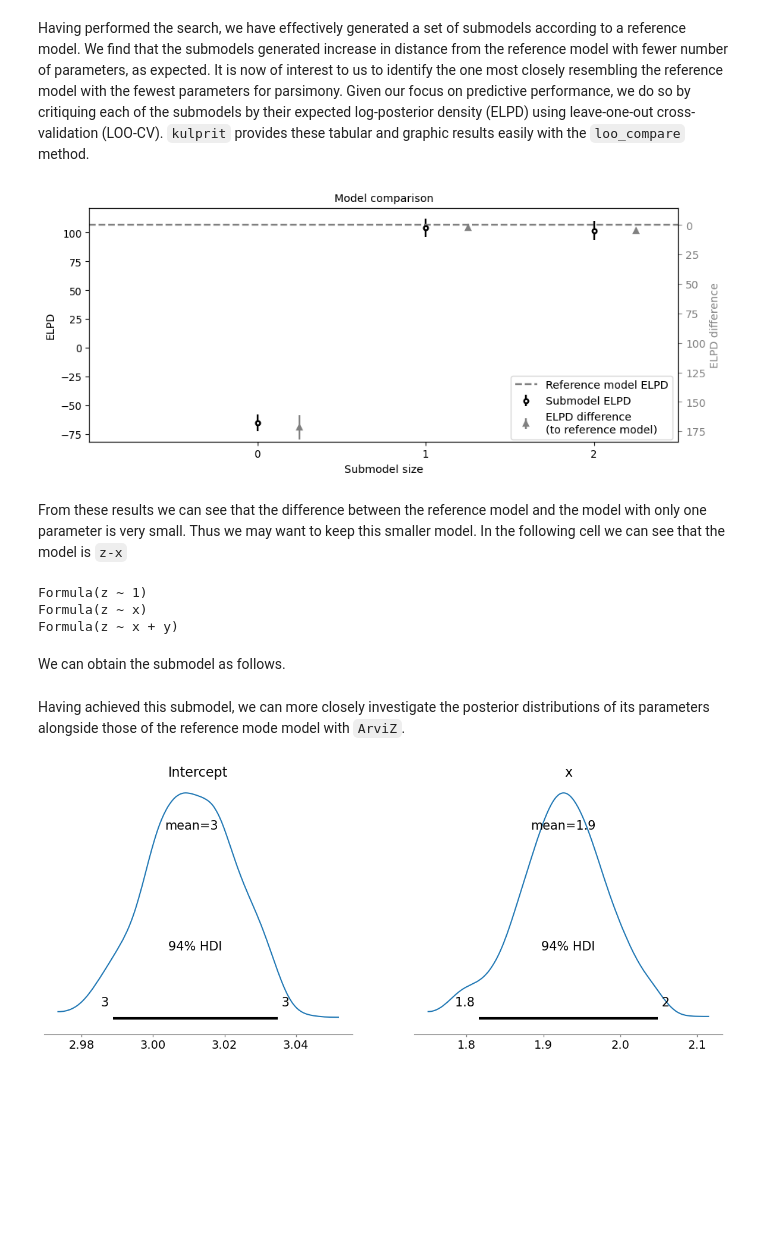
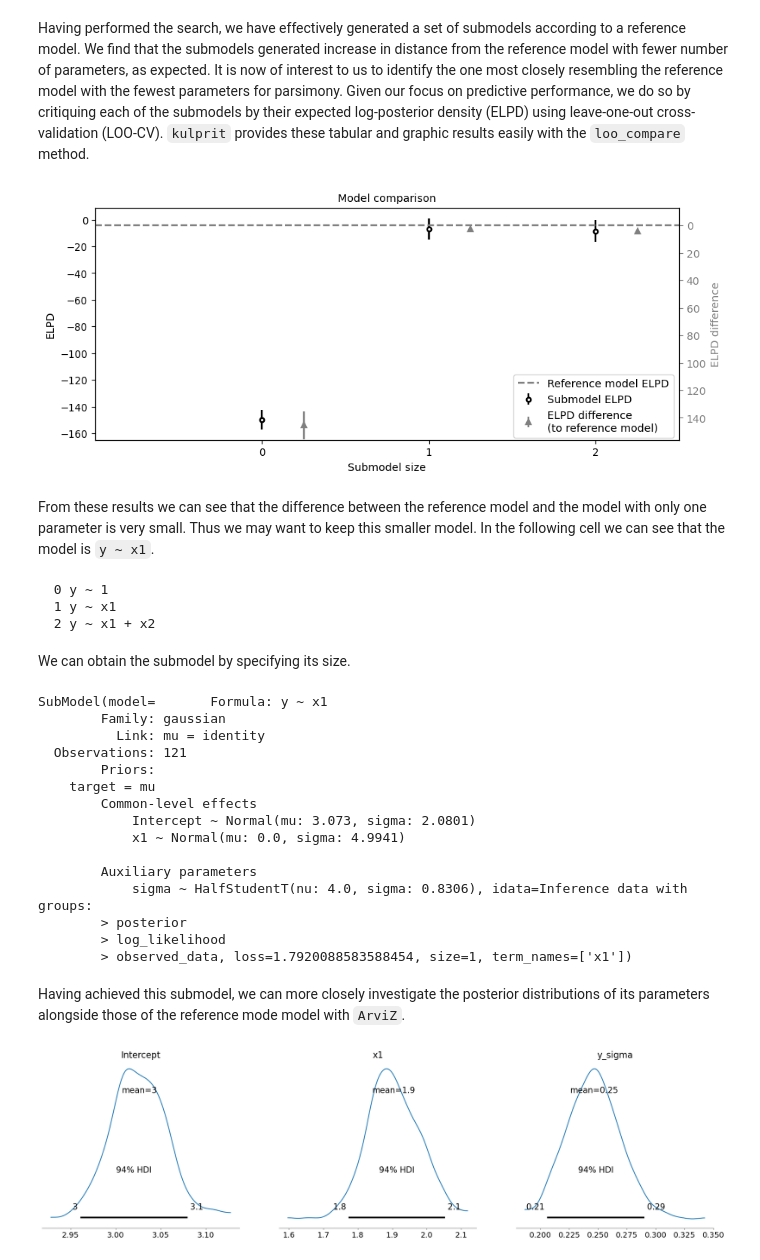
Before and after one commit to bambinos/kulprit, a Jupyter notebook: docs/examples/quick-start.ipynb, the cells around one changed output. Drawn from its saved outputs; the diff is of its cells as text; code cells hidden in the pictures; blank space fills up the shorter version.

```diff
--- a/docs/examples/quick-start.ipynb
+++ b/docs/examples/quick-start.ipynb
@@ -21,7 +21,7 @@ To illustrate the use of `kulprit`, we begin with a linear regression with synth
 # define the data
 RANDOM_SEED = 453
 np.random.seed(RANDOM_SEED)
-x = np.random.normal(0, 0.25, 121)
-y = np.random.normal(0, 1, 121)
-z = np.random.normal(2 * x + 3, 0.1)
-data = pd.DataFrame({"x": x, "y": y, "z": z})
+x1 = np.random.normal(0, 0.5, 121)
+x2 = np.random.normal(0, 1, 121)
+y = np.random.normal(2 * x1 + 3, 0.25)
+data = pd.DataFrame({"x1": x1, "x2": x2, "y": y})
@@ -63,7 +38,7 @@ with $\sigma>0$ and $\beta_i \in \mathbb{R}$, in which we treat $z$ as our varia
 # %%
 # fit the reference model
-model = bmb.Model("z ~ x + y", data)
-idata = model.fit(random_seed=RANDOM_SEED, idata_kwargs={'log_likelihood': True})
+model = bmb.Model("y ~ x1 + x2", data)
+idata = model.fit(random_seed=RANDOM_SEED, idata_kwargs={"log_likelihood": True})
 # %% [output]
 Auto-assigning NUTS sampler...
 Initializing NUTS using jitter+adapt_diag...
@@ -78,6 +53,5 @@ We now perform the model selection procedure provided by `kulprit`. Our linear r
 # %%
-# build reference model object
-ref_model = kpt.ReferenceModel(model, idata)
+ppi = kpt.ProjectionPredictive(model, idata)
 # %% [markdown]
 Then we create the submodels, starting with an intercept-only model and keep adding variables, once at a time until we have added all.
 
@@ -99,27 +73,43 @@ ax = ref_model.plot_densities();
 Having performed the search, we have effectively generated a set of submodels according to a reference model. We find that the submodels generated increase in distance from the reference model with fewer number of parameters, as expected. It is now of interest to us to identify the one most closely resembling the reference model with the fewest parameters for parsimony. Given our focus on predictive performance, we do so by critiquing each of the submodels by their expected log-posterior density (ELPD) using leave-one-out cross-validation (LOO-CV). `kulprit` provides these tabular and graphic results easily with the `loo_compare` method.
 # %%
 # compare submodels found in the search by LOO-CV ELPD
-cmp, ax = ref_model.loo_compare(plot=True, figsize=(10, 4));
+cmp, ax = ppi.plot_compare(plot=True, figsize=(10, 4));
 # %% [output]
-[figure, old version]
+[figure, new version]
 # %% [markdown]
-From these results we can see that the difference between the reference model and the model with only one parameter is very small. Thus we may want to keep this smaller model. In the following cell we can see that the model is `z-x`
+From these results we can see that the difference between the reference model and the model with only one parameter is very small. Thus we may want to keep this smaller model. In the following cell we can see that the model is `y ~ x1`.
 # %%
-for value in ref_model.path.values():
-    print(value.model.formula)
+ppi
 # %% [output]
-Formula(z ~ 1)
-Formula(z ~ x)
-Formula(z ~ x + y)
+  0 y ~ 1
+  1 y ~ x1
+  2 y ~ x1 + x2
 # %% [markdown]
-We can obtain the submodel as follows.
+We can obtain the submodel by specifying its size.
 # %%
 # project the reference model onto a chosen submodel size
-submodel = ref_model.project("x")
+submodel = ppi.project(1)
+submodel
+# %% [output]
+SubModel(model=       Formula: y ~ x1
+        Family: gaussian
+          Link: mu = identity
+  Observations: 121
+        Priors:
+    target = mu
+        Common-level effects
+            Intercept ~ Normal(mu: 3.073, sigma: 2.0801)
+            x1 ~ Normal(mu: 0.0, sigma: 4.9941)
+
+        Auxiliary parameters
+            sigma ~ HalfStudentT(nu: 4.0, sigma: 0.8306), idata=Inference data with groups:
+        > posterior
+        > log_likelihood
+        > observed_data, loss=1.7920088583588454, size=1, term_names=['x1'])
 # %% [markdown]
 Having achieved this submodel, we can more closely investigate the posterior distributions of its parameters alongside those of the reference mode model with `ArviZ`.
 # %%
-# visualise projected parameters
-ax = az.plot_posterior(submodel.idata, var_names=["Intercept", "x"]);
+# visualize projected parameters
+ax = az.plot_posterior(submodel.idata);
 # %% [output]
-[figure, old version]
+[figure, new version]
```
Also changed, not shown: parts of 8 cells of this notebook, 10 other files.
